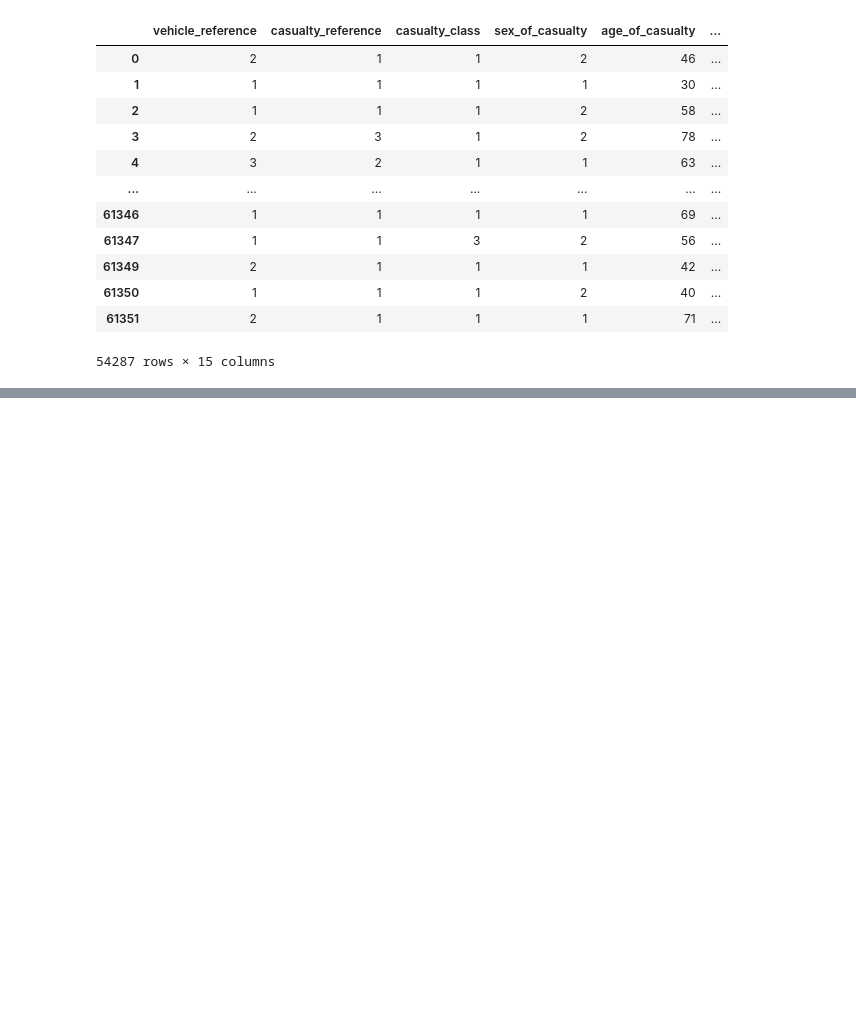
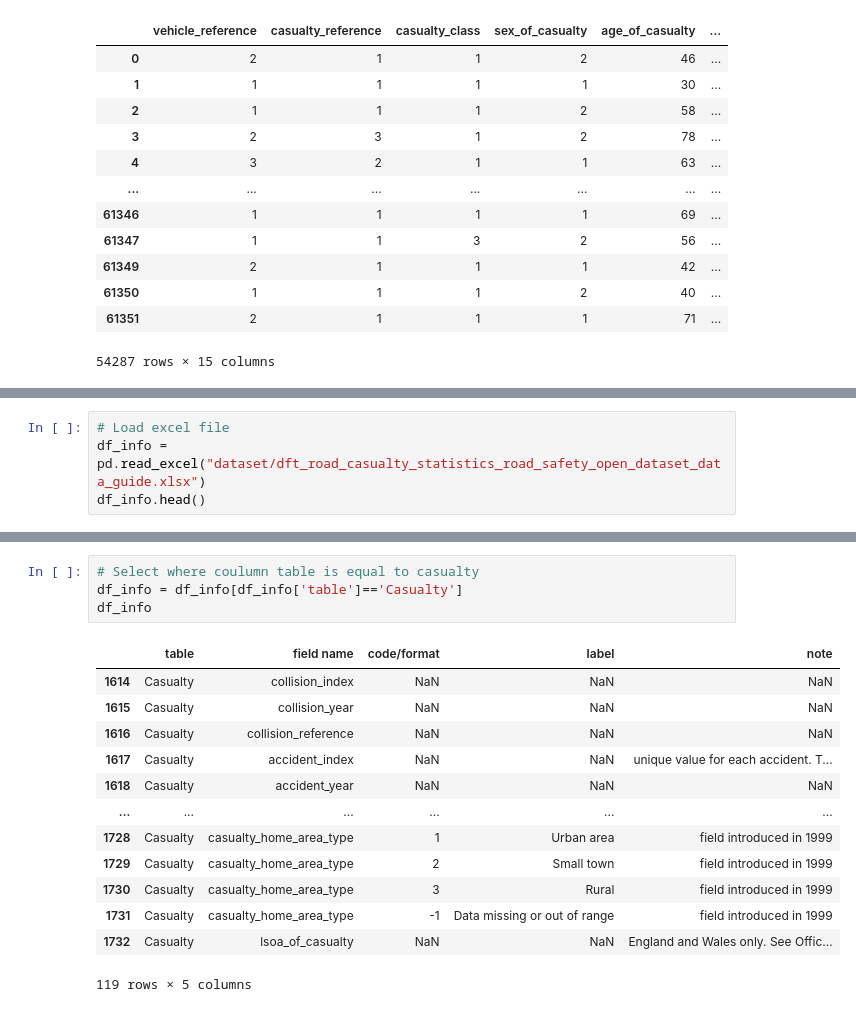
Before and after one commit to hsmmi/road-casualty-statistics, a Jupyter notebook: main.ipynb, the cells around one changed output, grey strips where cells are left out. Cells and saved outputs as stored; diff of their text form; blank space fills up the shorter version.

```diff
--- a/main.ipynb
+++ b/main.ipynb
@@ -141,0 +163,4 @@ df
+# %%
+# Load excel file
+df_info = pd.read_excel("dataset/dft_road_casualty_statistics_road_safety_open_dataset_data_guide.xlsx")
+df_info.head()
@@ -141,0 +174,18 @@ df
+# %%
+# Select where coulumn table is equal to casualty
+df_info = df_info[df_info['table']=='Casualty']
+df_info
+# %% [output]
+|  | table | field name | code/format | label | note |
+| 1614 | Casualty | collision_index | NaN | NaN | NaN |
+| 1615 | Casualty | collision_year | NaN | NaN | NaN |
+| 1616 | Casualty | collision_reference | NaN | NaN | NaN |
+| 1617 | Casualty | accident_index | NaN | NaN | unique value for each accident. T... |
+| 1618 | Casualty | accident_year | NaN | NaN | NaN |
+| ... | ... | ... | ... | ... | ... |
+| 1728 | Casualty | casualty_home_area_type | 1 | Urban area | field introduced in 1999 |
+| 1729 | Casualty | casualty_home_area_type | 2 | Small town | field introduced in 1999 |
+| 1730 | Casualty | casualty_home_area_type | 3 | Rural | field introduced in 1999 |
+| 1731 | Casualty | casualty_home_area_type | -1 | Data missing or out of range | field introduced in 1999 |
+| 1732 | Casualty | lsoa_of_casualty | NaN | NaN | England and Wales only. See Offic... |
+119 rows × 5 columns
```
Also changed, not shown: parts of 4 cells of this notebook.
